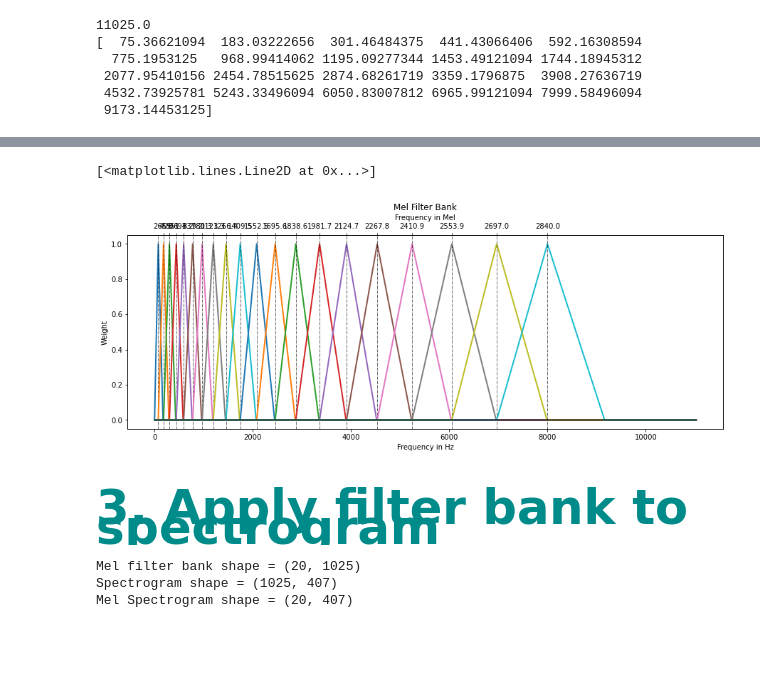
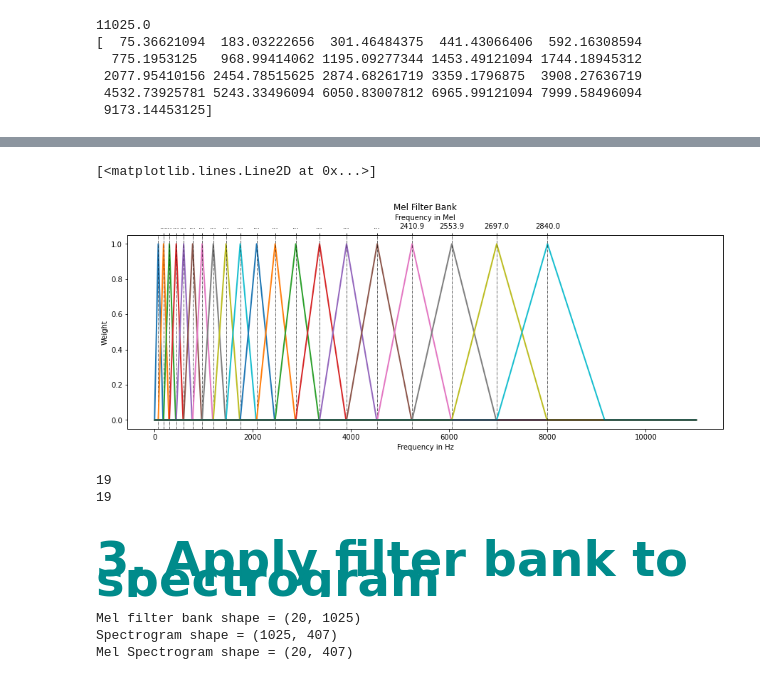
Before and after one commit to HNuijens/PythonAudioProcessing, a Jupyter notebook: Analysis/MFCC.ipynb, the cells around one changed output, grey strips where cells are left out. Drawn from its saved outputs; the diff is of its cells as text; code cells hidden in the pictures; blank space fills up the shorter version.

Commit message:
removed overlap in mel labels

```diff
--- a/Analysis/MFCC.ipynb
+++ b/Analysis/MFCC.ipynb
@@ -155,41 +155,51 @@ for i in range(0,number_of_mels):
     if i == 0:
         start = 0
         window_length = int(matched_frequency_index[i+1])
         center = int(matched_frequency_index[i])
     else:
         start = int(matched_frequency_index[i - 1])
         window_length = int(matched_frequency_index[i+1] - matched_frequency_index[i-1])
         center = int(matched_frequency_index[i] - matched_frequency_index[i - 1])
 
     mel_filter_bank[i][start:start+window_length] = triangular_window(window_length, center)
 
     # plot the window
     ax1.plot(frequency_bands, mel_filter_bank[i], lw = 2)
     ax1.axline((matched_frequency_bands[i],0),(matched_frequency_bands[i],1), linestyle ='-.', color='black', label = f'{np.round(mel_bands[i+1])}', lw = 0.6)
 
 ax1.set_ylabel('Weight')
 ax1.set_xlabel('Frequency in Hz')
 mel_spacing = 2595 * np.log10(1 + frequency_bands / 700)
+
 #mel_spacing = np.linspace(0, int(mel_bands[-1]), 100)
 
 x_ticks = matched_frequency_index[1:-1]
-x_labels = mel_bands[1:-1]
+n_mel_labels = np.minimum(4 , number_of_mels) # show only last 4 mel labels
+x_labels = strs = ['...' for x in range(len(mel_bands)-2 - n_mel_labels)]
 
-plt.xticks(ticks=x_ticks, labels= np.round(x_labels, 1))
+x_labels = np.append(x_labels, np.round(mel_bands[-1 - n_mel_labels:-1] , 1))
+#x_labels = mel_bands[1:-1]
 
+plt.xticks(ticks=x_ticks, labels= x_labels)
+
+#plt.set_xtick = x_ticks
+#plt.set_xlabels = x_labels
 #ax2.plot(mel_spacing, np.ones(len(mel_spacing)), lw = 0) # Create a dummy plot
 ax2.set_xlabel('Frequency in Mel')
-#ax2.set_xscale('log')
 plt.title('Mel Filter Bank');
 
 plt.plot(np.zeros(len(frequency_bands)), color='black')
-#plt.grid(True, which="both")
-#ax2.cla()
 # %% [output]
 [<matplotlib.lines.Line2D at 0x...>]
-[figure, old version]
+[figure, new version]
-# %% [markdown]
-<h6 style = "font-size:3rem;color:darkcyan">3. Apply filter bank to spectrogram</h6>
+# %%
+print(len(x_labels))
+print(len(x_ticks))
+# %% [output]
+19
+19
+# %% [markdown]
+<h6 style = "font-size:3rem;color:darkcyan">3. Apply filter bank to spectrogram</h6>
 # %%
 # Applying the mel filter bank to the spectrogram
 # mel_filter_bank (M)=  (number of Mels, framesize /2 + 1)
```
Also changed, not shown: parts of 22 cells of this notebook, 1 other file.
